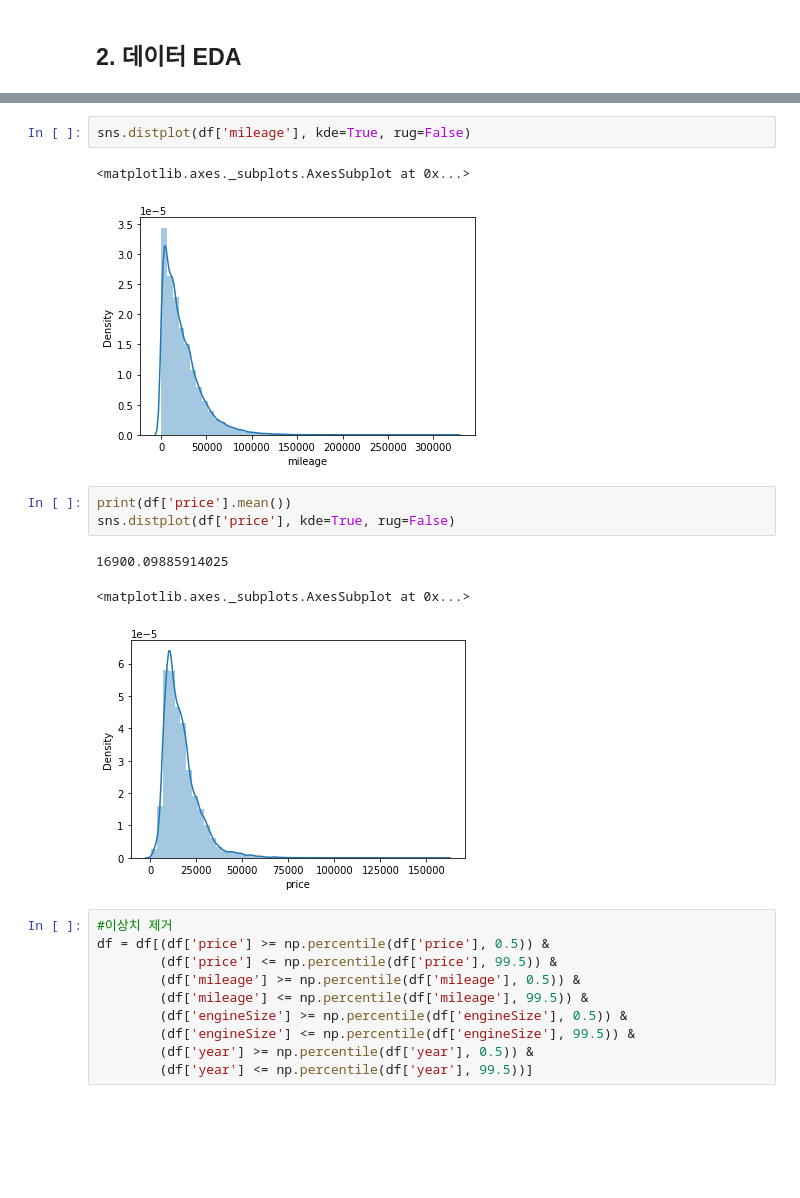
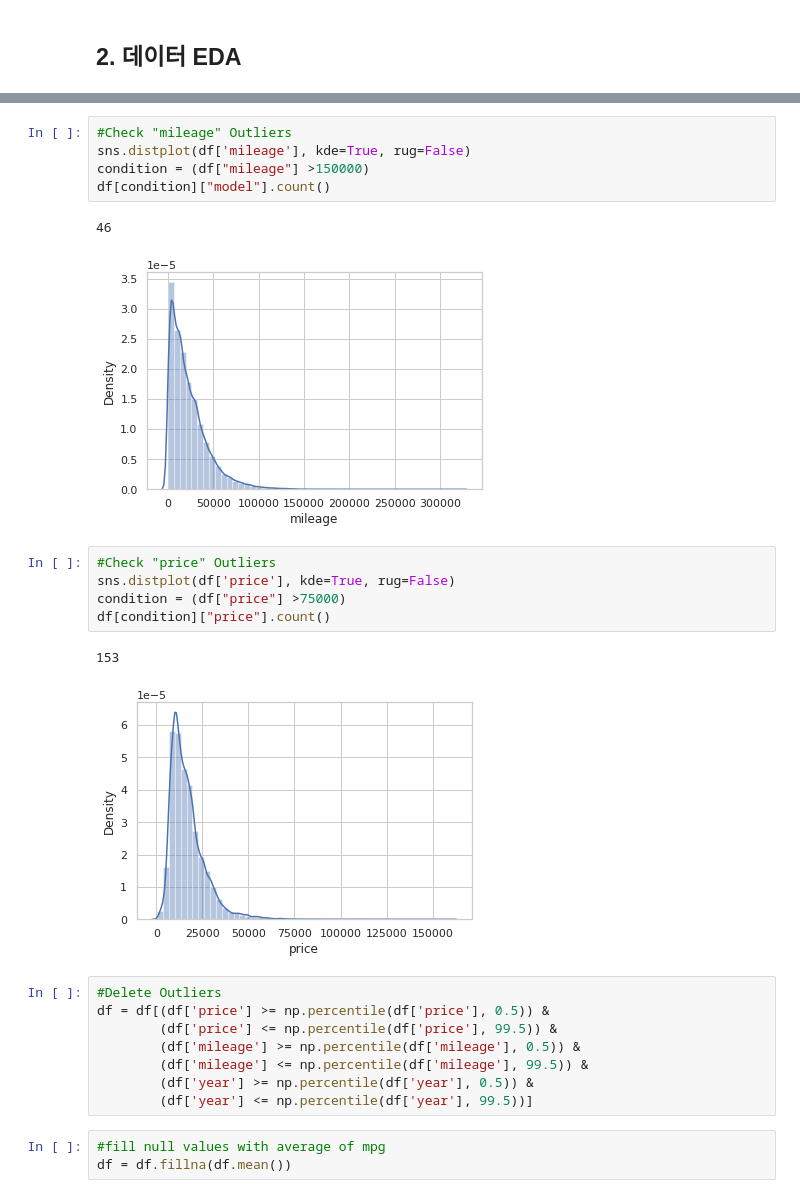
Before and after one commit to KYOH95/Project_2_Car_Analysis, a Jupyter notebook: Project2.ipynb, the cells around one changed output, grey strips where cells are left out. Drawn from its saved outputs; the diff is of its cells as text; blank space fills up the shorter version.

```diff
--- a/Project2.ipynb
+++ b/Project2.ipynb
@@ -294,22 +288,27 @@ sns.distplot(df['year'], kde=True, rug=False)
 # %%
+#Check "mileage" Outliers
 sns.distplot(df['mileage'], kde=True, rug=False)
+condition = (df["mileage"] >150000)
+df[condition]["model"].count()
 # %% [output]
-<matplotlib.axes._subplots.AxesSubplot at 0x...>
+46
-[figure, old version]
+[figure, new version]
 # %%
-print(df['price'].mean())
+#Check "price" Outliers
 sns.distplot(df['price'], kde=True, rug=False)
+condition = (df["price"] >75000)
+df[condition]["price"].count()
 # %% [output]
-16900.09885914025
+153
-<matplotlib.axes._subplots.AxesSubplot at 0x...>
-[figure, old version]
+[figure, new version]
 # %%
-#이상치 제거
+#Delete Outliers
 df = df[(df['price'] >= np.percentile(df['price'], 0.5)) &
         (df['price'] <= np.percentile(df['price'], 99.5)) &
         (df['mileage'] >= np.percentile(df['mileage'], 0.5)) &
         (df['mileage'] <= np.percentile(df['mileage'], 99.5)) &
-        (df['engineSize'] >= np.percentile(df['engineSize'], 0.5)) &
-        (df['engineSize'] <= np.percentile(df['engineSize'], 99.5)) &
         (df['year'] >= np.percentile(df['year'], 0.5)) &
         (df['year'] <= np.percentile(df['year'], 99.5))]
+# %%
+#fill null values with average of mpg
+df = df.fillna(df.mean())
```
Also changed, not shown: parts of 23 cells of this notebook.
